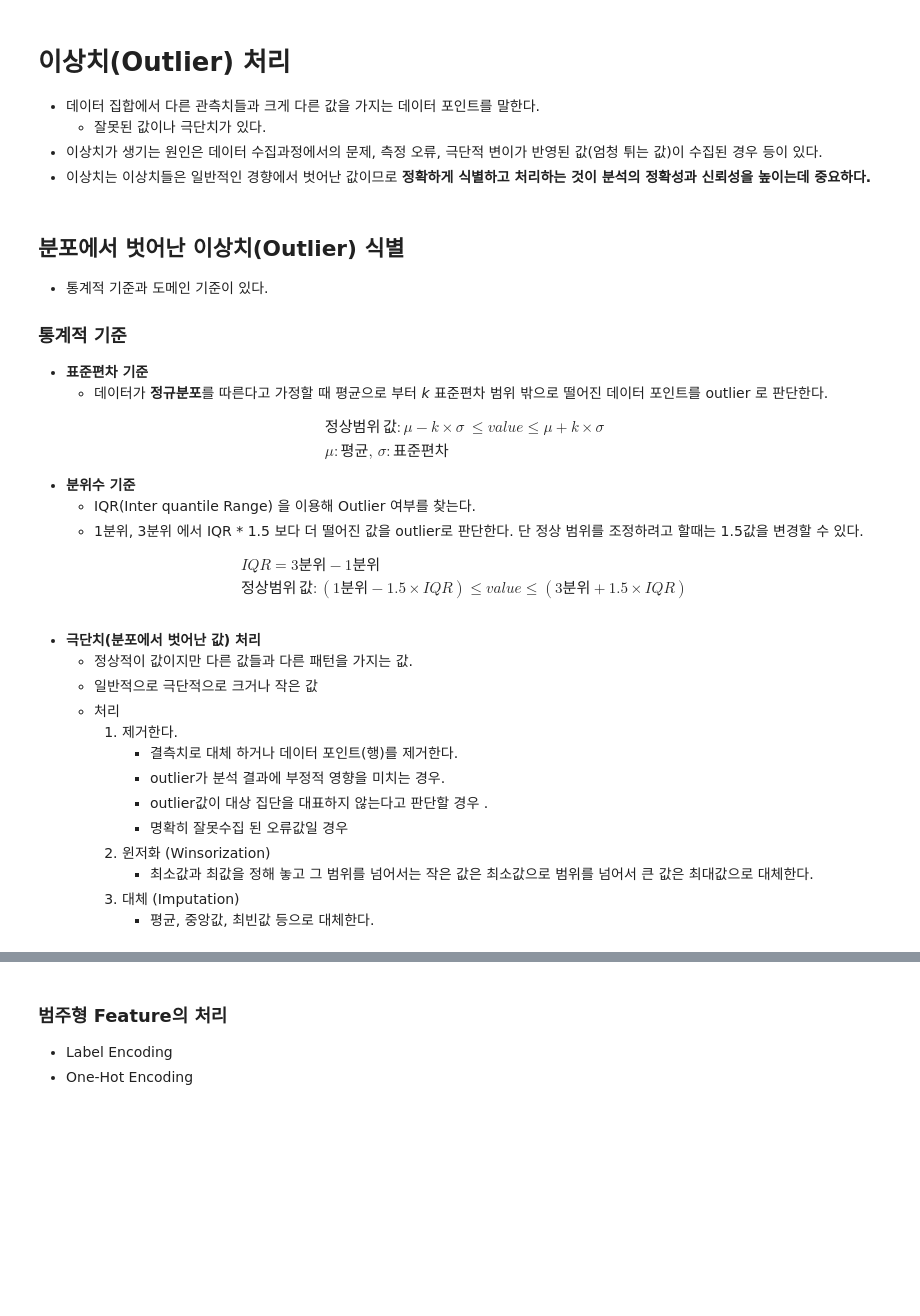
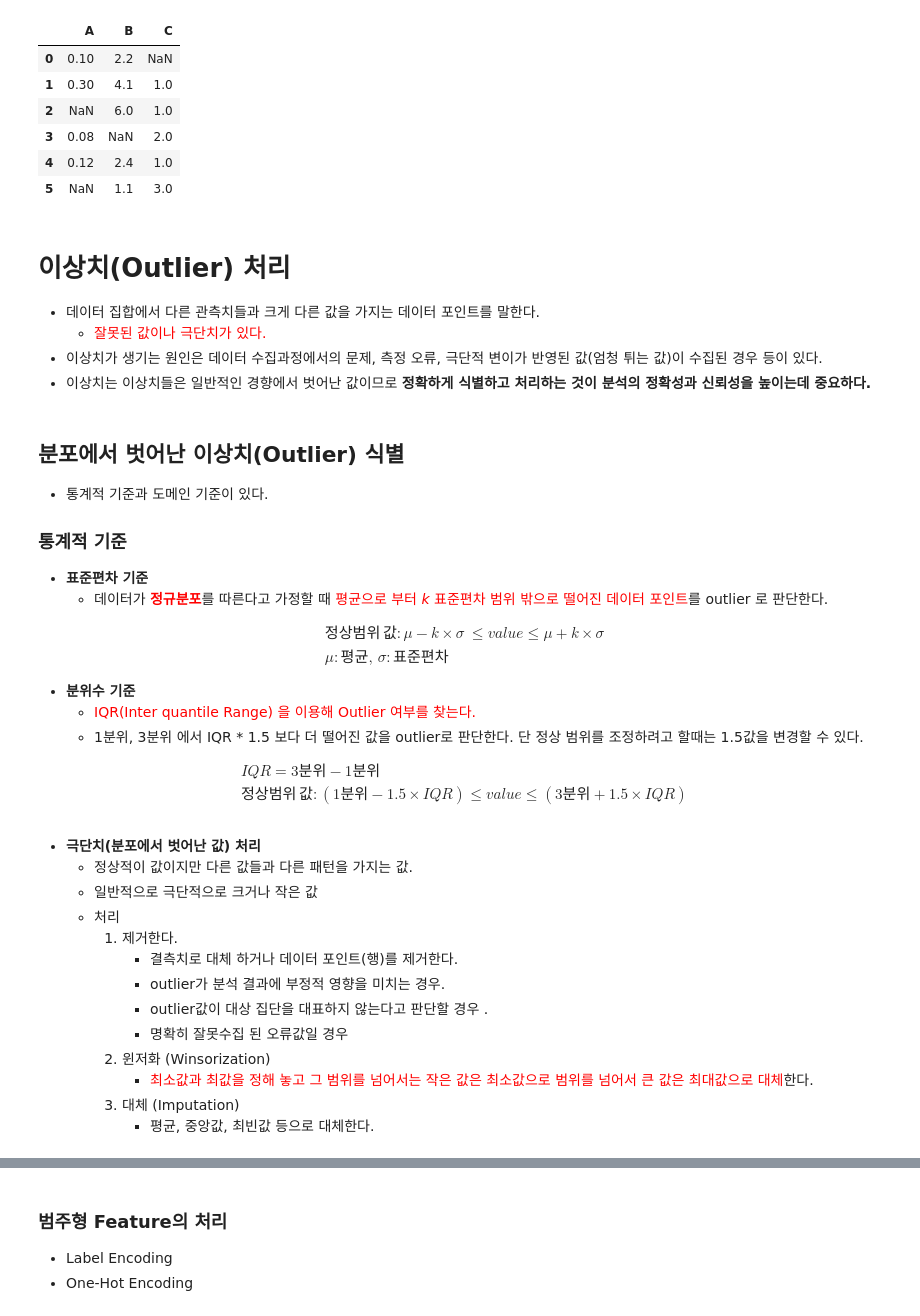
Before and after one commit to qufdlfkd88/SKN31, a Jupyter notebook: 06_machin_learning/04_데이터_전처리.ipynb, the cells around one changed output, grey strips where cells are left out. Drawn from its saved outputs; the diff is of its cells as text; code cells hidden in the pictures; blank space fills up the shorter version.

```diff
--- a/06_machin_learning/04_데이터_전처리.ipynb
+++ b/06_machin_learning/04_데이터_전처리.ipynb
@@ -179,8 +262,18 @@ print(result)
+# %%
+df
+# %% [output]
+|  | A | B | C |
+| 0 | 0.10 | 2.2 | NaN |
+| 1 | 0.30 | 4.1 | 1.0 |
+| 2 | NaN | 6.0 | 1.0 |
+| 3 | 0.08 | NaN | 2.0 |
+| 4 | 0.12 | 2.4 | 1.0 |
+| 5 | NaN | 1.1 | 3.0 |
 # %% [markdown]
 # 이상치(Outlier) 처리
 
 -   데이터 집합에서 다른 관측치들과 크게 다른 값을 가지는 데이터 포인트를 말한다.
-    -   잘못된 값이나 극단치가 있다.
+    -   <span style="color:red">잘못된 값이나 극단치가 있다.</span>
 -   이상치가 생기는 원인은 데이터 수집과정에서의 문제, 측정 오류, 극단적 변이가 반영된 값(엄청 튀는 값)이 수집된 경우 등이 있다.
 -   이상치는 이상치들은 일반적인 경향에서 벗어난 값이므로 **정확하게 식별하고 처리하는 것이 분석의 정확성과 신뢰성을 높이는데 중요하다.**
 # %% [markdown]
@@ -191,7 +284,7 @@ print(result)
 ### 통계적 기준
 
 -   **표준편차 기준**
-    -   데이터가 **정규분포**를 따른다고 가정할 때 평균으로 부터 _k_ 표준편차 범위 밖으로 떨어진 데이터 포인트를 outlier 로 판단한다.
+    -   데이터가 <span style="color:red">**정규분포**</span>를 따른다고 가정할 때 <span style="color:red">평균으로 부터 _k_ 표준편차 범위 밖으로 떨어진 데이터 포인트</span>를 outlier 로 판단한다.
 
 \begin{align}
 &정상범위\,값: \mu - k \times \sigma \ \leq value \leq \mu + k \times \sigma \\
@@ -199,7 +292,7 @@ print(result)
 \end{align}
 
 -   **분위수 기준**
-    -   IQR(Inter quantile Range) 을 이용해 Outlier 여부를 찾는다.
+    -   <span style="color:red">IQR(Inter quantile Range) 을 이용해 Outlier 여부를 찾는다.</span>
     -   1분위, 3분위 에서 IQR \* 1.5 보다 더 떨어진 값을 outlier로 판단한다. 단 정상 범위를 조정하려고 할때는 1.5값을 변경할 수 있다.
 
 \begin{align}
@@ -217,7 +310,7 @@ print(result)
             - outlier값이 대상 집단을 대표하지 않는다고 판단할 경우 .
             - 명확히 잘못수집 된 오류값일 경우
         1. 윈저화 (Winsorization)
-            - 최소값과 최값을 정해 놓고 그 범위를 넘어서는 작은 값은 최소값으로 범위를 넘어서 큰 값은 최대값으로 대체한다.
+            - <span style="color:red">최소값과 최값을 정해 놓고 그 범위를 넘어서는 작은 값은 최소값으로 범위를 넘어서 큰 값은 최대값으로 대체</span>한다.
         1. 대체 (Imputation)
             - 평균, 중앙값, 최빈값 등으로 대체한다.
 # %%
```
Also changed, not shown: parts of 116 cells of this notebook, 13 other files.
